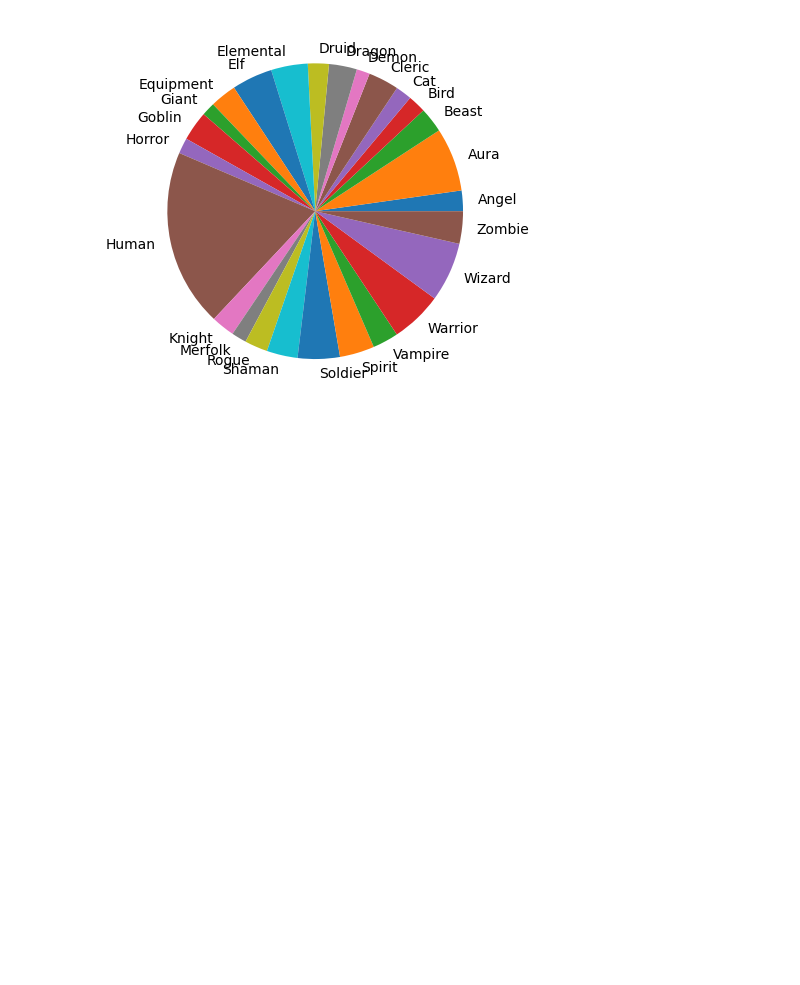
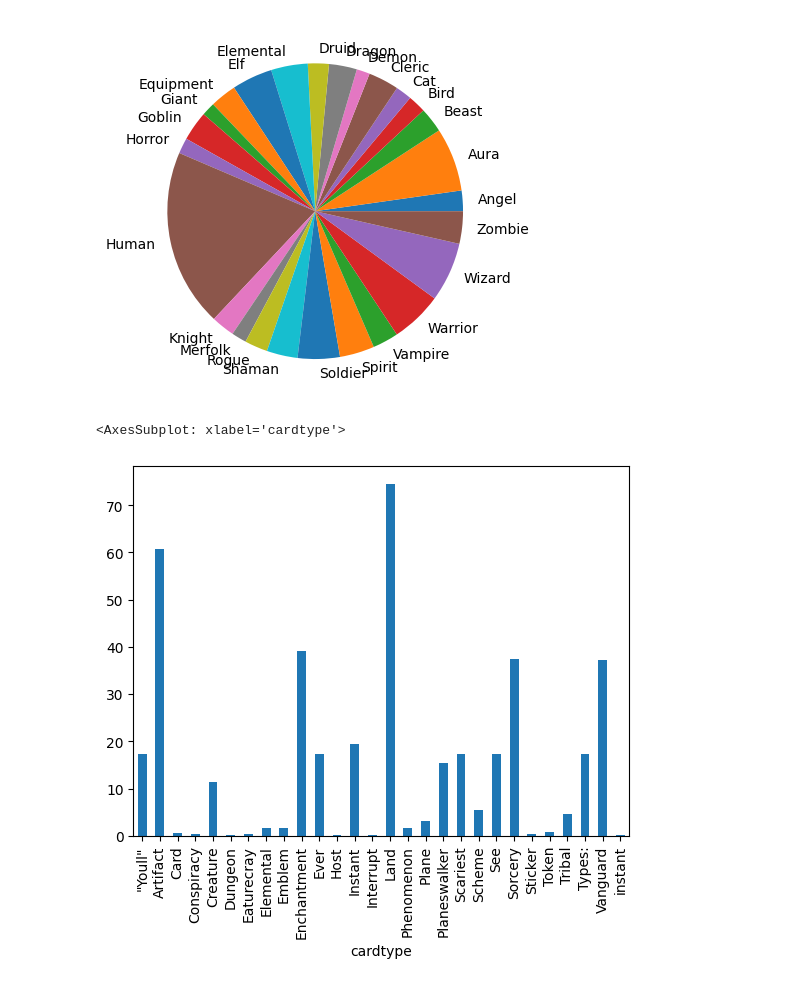
Before and after one commit to MightyOwler/Analiza-podatkov, a Jupyter notebook: AnalizaPodatkov.ipynb, the cells around one changed output. Cells and saved outputs as stored; diff of their text form; code cells hidden in the pictures; blank space fills up the shorter version.

```diff
--- a/AnalizaPodatkov.ipynb
+++ b/AnalizaPodatkov.ipynb
@@ -54,3 +74,9 @@ velikost_grupe_po_subtypu[velikost_grupe_po_subtypu > 300].plot.pie()
 # %% [output]
 <AxesSubplot: >
 [figure]
+# %%
+povprecna_cena_cardtypov = podatkovna_baza[["id_karte", "povprecna_cena"]].merge(povezovalna_cardtype)
+povprecna_cena_cardtypov.groupby("cardtype")["povprecna_cena"].mean().plot.bar()
+# %% [output]
+<AxesSubplot: xlabel='cardtype'>
+[figure, added]
```
Also changed, not shown: parts of 2 cells of this notebook.
